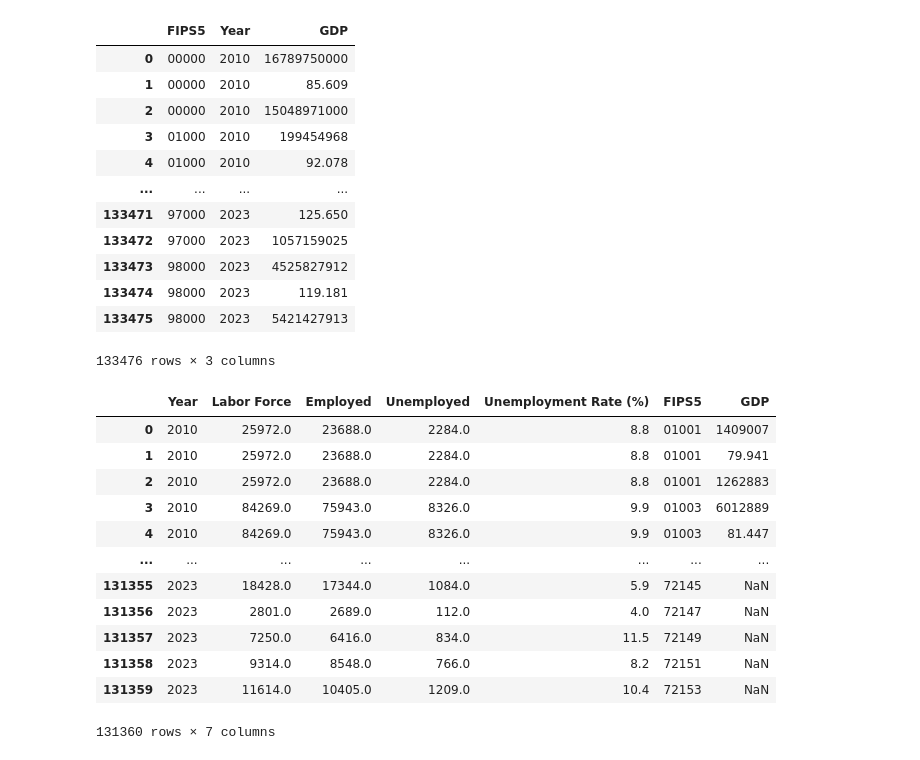
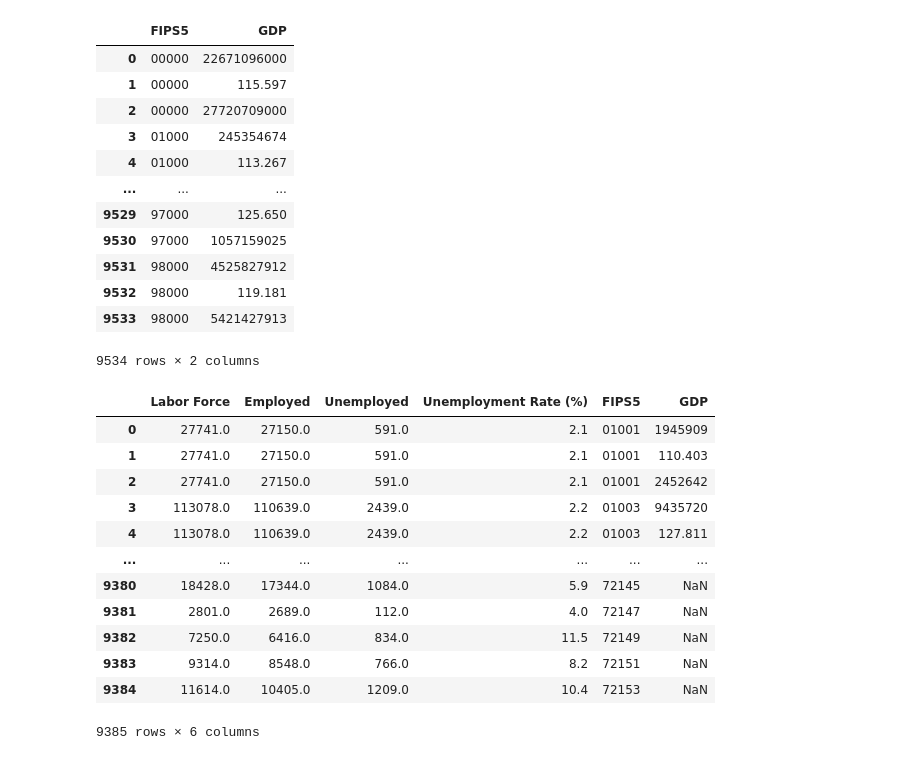
Before and after one commit to koacow/predicting-small-business-performance, a Jupyter notebook: compile_dataset.ipynb, the cells around one changed output. Cells and saved outputs as stored; diff of their text form; code cells hidden in the pictures.

```diff
--- a/compile_dataset.ipynb
+++ b/compile_dataset.ipynb
@@ -34,26 +37,22 @@ If API is not specified, data must be downloaded manually.
 import pandas as pd
 import requests
 
-YEARS = range(2010, 2024)
+YEAR = 2023
 # %%
 # 1. Loading BLS (Unemployment by County)
-BLS = pd.DataFrame()
 dtype = {
     'State FIPS Code': str,
     'County FIPS Code': str,
 }
 
 # Load each year's data and concatenate
-for year in YEARS:
-    df = pd.read_excel(f'./data/bls/laucnty{str(year)[-2:]}.xlsx', skiprows=1, dtype=dtype)
-    df['Year'] = year
-    BLS = pd.concat([BLS, df], ignore_index=True)
+BLS = pd.read_excel(f'./data/bls/laucnty{str(YEAR)[-2:]}.xlsx', skiprows=1, dtype=dtype)
 
 # Create FIPS5 code - combination of State and County FIPS codes
 BLS['FIPS5'] = BLS['State FIPS Code'] + BLS['County FIPS Code']
 
 # Drop unnecessary columns and rows with missing FIPS5
-BLS.drop(columns=['LAUS Code', 'County Name/State Abbreviation', 'State FIPS Code', 'County FIPS Code'], inplace=True)
+BLS.drop(columns=['LAUS Code', 'County Name/State Abbreviation', 'State FIPS Code', 'County FIPS Code', 'Year'], inplace=True)
 BLS.dropna(subset=['FIPS5'], inplace=True)
 
 BLS
@@ -76,7 +75,6 @@ BLS
 dtype = {
     'GeoFIPS': str,
 }
-years = [str(year) for year in YEARS]
 
 # Load BEA data
 BEA = pd.read_csv('./data/bea/CAGDP1__ALL_AREAS_2001_2023.csv', dtype=dtype, encoding='latin1', skipfooter=4)
@@ -86,45 +84,45 @@ BEA = BEA.rename(columns={'GeoFIPS': 'FIPS5'})
 BEA['FIPS5'] = BEA['FIPS5'].str.replace('"', '').str.strip()
 
 # Drop unnecessary columns
-BEA = BEA.drop(columns=[str(year) for year in range(2001, 2010)] + ['GeoName', 'LineCode', 'Region', 'TableName', 'LineCode', 'IndustryClassification', 'Description', 'Unit'])
+BEA = BEA.drop(columns=[str(year) for year in range(2001, 2024) if year != YEAR] + ['GeoName', 'LineCode', 'Region', 'TableName', 'LineCode', 'IndustryClassification', 'Description', 'Unit'])
 
 # Melt the DataFrame from wide to long format (initially each year is a separate column)
-BEA = BEA.melt(id_vars=['FIPS5'], value_vars=years, var_name='Year', value_name='GDP')
-BEA['Year'] = BEA['Year'].astype(int)
+BEA = BEA.melt(id_vars=['FIPS5'], value_vars=[str(YEAR)], var_name='Year', value_name='GDP')
+BEA.drop(columns=['Year'], inplace=True)
 
 # Drop rows with missing FIPS5
 BEA.dropna(subset=['FIPS5'], inplace=True)
 BEA
 # %% [output]
-|  | FIPS5 | Year | GDP |
-| 0 | 00000 | 2010 | 16789750000 |
-| 1 | 00000 | 2010 | 85.609 |
-| 2 | 00000 | 2010 | 15048971000 |
-| 3 | 01000 | 2010 | 199454968 |
-| 4 | 01000 | 2010 | 92.078 |
-| ... | ... | ... | ... |
-| 133471 | 97000 | 2023 | 125.650 |
-| 133472 | 97000 | 2023 | 1057159025 |
-| 133473 | 98000 | 2023 | 4525827912 |
-| 133474 | 98000 | 2023 | 119.181 |
-| 133475 | 98000 | 2023 | 5421427913 |
+|  | FIPS5 | GDP |
+| 0 | 00000 | 22671096000 |
+| 1 | 00000 | 115.597 |
+| 2 | 00000 | 27720709000 |
+| 3 | 01000 | 245354674 |
+| 4 | 01000 | 113.267 |
+| ... | ... | ... |
+| 9529 | 97000 | 125.650 |
+| 9530 | 97000 | 1057159025 |
+| 9531 | 98000 | 4525827912 |
+| 9532 | 98000 | 119.181 |
+| 9533 | 98000 | 5421427913 |
-133476 rows × 3 columns
+9534 rows × 2 columns
 # %%
 # 3. Merge Datasets into master panel
-df = pd.merge(BLS, BEA, on=['FIPS5', 'Year'], how='left')
-df
+economic_df = pd.merge(BLS, BEA, on=['FIPS5'], how='left')
+economic_df
 # %% [output]
-|  | Year | Labor Force | Employed | Unemployed | Unemployment Rate (%) | FIPS5 | GDP |
-| 0 | 2010 | 25972.0 | 23688.0 | 2284.0 | 8.8 | 01001 | 1409007 |
-| 1 | 2010 | 25972.0 | 23688.0 | 2284.0 | 8.8 | 01001 | 79.941 |
-| 2 | 2010 | 25972.0 | 23688.0 | 2284.0 | 8.8 | 01001 | 1262883 |
-| 3 | 2010 | 84269.0 | 75943.0 | 8326.0 | 9.9 | 01003 | 6012889 |
-| 4 | 2010 | 84269.0 | 75943.0 | 8326.0 | 9.9 | 01003 | 81.447 |
-| ... | ... | ... | ... | ... | ... | ... | ... |
-| 131355 | 2023 | 18428.0 | 17344.0 | 1084.0 | 5.9 | 72145 | NaN |
-| 131356 | 2023 | 2801.0 | 2689.0 | 112.0 | 4.0 | 72147 | NaN |
-| 131357 | 2023 | 7250.0 | 6416.0 | 834.0 | 11.5 | 72149 | NaN |
-| 131358 | 2023 | 9314.0 | 8548.0 | 766.0 | 8.2 | 72151 | NaN |
-| 131359 | 2023 | 11614.0 | 10405.0 | 1209.0 | 10.4 | 72153 | NaN |
+|  | Labor Force | Employed | Unemployed | Unemployment Rate (%) | FIPS5 | GDP |
+| 0 | 27741.0 | 27150.0 | 591.0 | 2.1 | 01001 | 1945909 |
+| 1 | 27741.0 | 27150.0 | 591.0 | 2.1 | 01001 | 110.403 |
+| 2 | 27741.0 | 27150.0 | 591.0 | 2.1 | 01001 | 2452642 |
+| 3 | 113078.0 | 110639.0 | 2439.0 | 2.2 | 01003 | 9435720 |
+| 4 | 113078.0 | 110639.0 | 2439.0 | 2.2 | 01003 | 127.811 |
+| ... | ... | ... | ... | ... | ... | ... |
+| 9380 | 18428.0 | 17344.0 | 1084.0 | 5.9 | 72145 | NaN |
+| 9381 | 2801.0 | 2689.0 | 112.0 | 4.0 | 72147 | NaN |
+| 9382 | 7250.0 | 6416.0 | 834.0 | 11.5 | 72149 | NaN |
+| 9383 | 9314.0 | 8548.0 | 766.0 | 8.2 | 72151 | NaN |
+| 9384 | 11614.0 | 10405.0 | 1209.0 | 10.4 | 72153 | NaN |
-131360 rows × 7 columns
+9385 rows × 6 columns
 # %%
```
Also changed, not shown: parts of 10 cells of this notebook, 8 other files.
